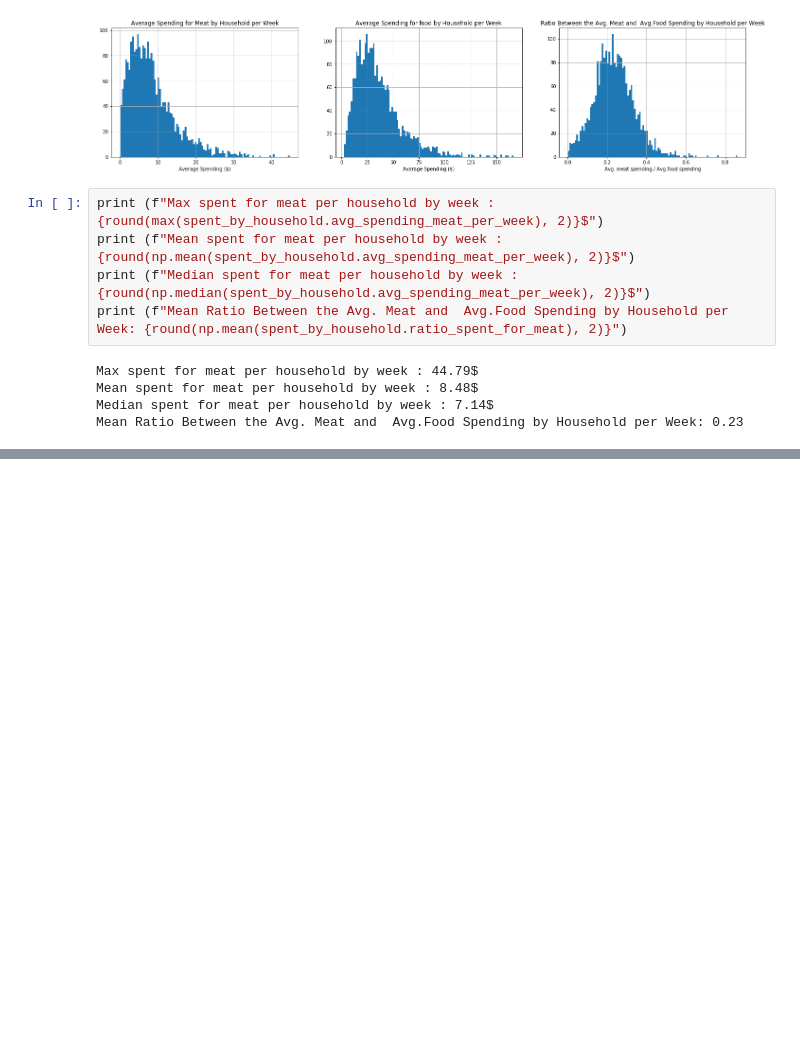
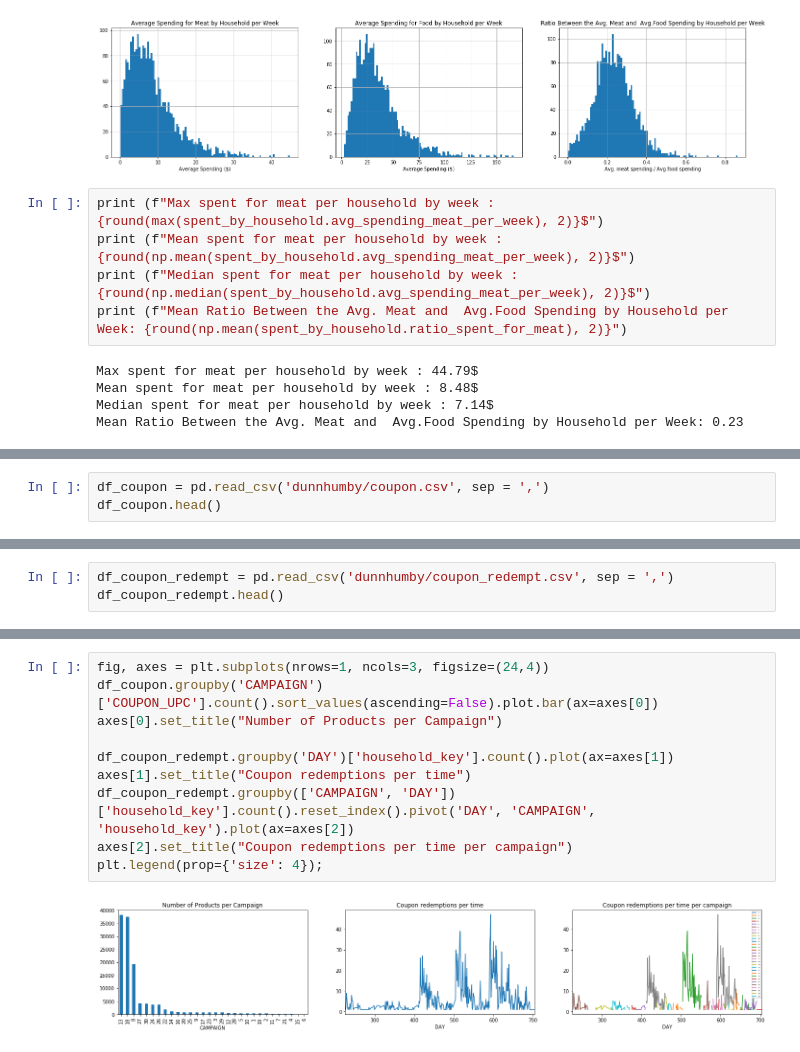
Before and after one commit to BenjaminEngelman/ADA-Project, a Jupyter notebook: main.ipynb, the cells around one changed output, grey strips where cells are left out. Drawn from its saved outputs; the diff is of its cells as text; blank space fills up the shorter version.

```diff
--- a/main.ipynb
+++ b/main.ipynb
@@ -454,0 +462,3 @@ Mean Ratio Between the Avg. Meat and  Avg.Food Spending by Household per Week: 0
+# %%
+df_coupon = pd.read_csv('dunnhumby/coupon.csv', sep = ',')
+df_coupon.head()
@@ -454,0 +472,3 @@ Mean Ratio Between the Avg. Meat and  Avg.Food Spending by Household per Week: 0
+# %%
+df_coupon_redempt = pd.read_csv('dunnhumby/coupon_redempt.csv', sep = ',')
+df_coupon_redempt.head()
@@ -454,0 +492,12 @@ Mean Ratio Between the Avg. Meat and  Avg.Food Spending by Household per Week: 0
+# %%
+fig, axes = plt.subplots(nrows=1, ncols=3, figsize=(24,4))
+df_coupon.groupby('CAMPAIGN')['COUPON_UPC'].count().sort_values(ascending=False).plot.bar(ax=axes[0])
+axes[0].set_title("Number of Products per Campaign")
+
+df_coupon_redempt.groupby('DAY')['household_key'].count().plot(ax=axes[1])
+axes[1].set_title("Coupon redemptions per time")
+df_coupon_redempt.groupby(['CAMPAIGN', 'DAY'])['household_key'].count().reset_index().pivot('DAY', 'CAMPAIGN', 'household_key').plot(ax=axes[2])
+axes[2].set_title("Coupon redemptions per time per campaign")
+plt.legend(prop={'size': 4});
+# %% [output]
+[figure, added]
```
Also changed, not shown: parts of 22 cells of this notebook.
